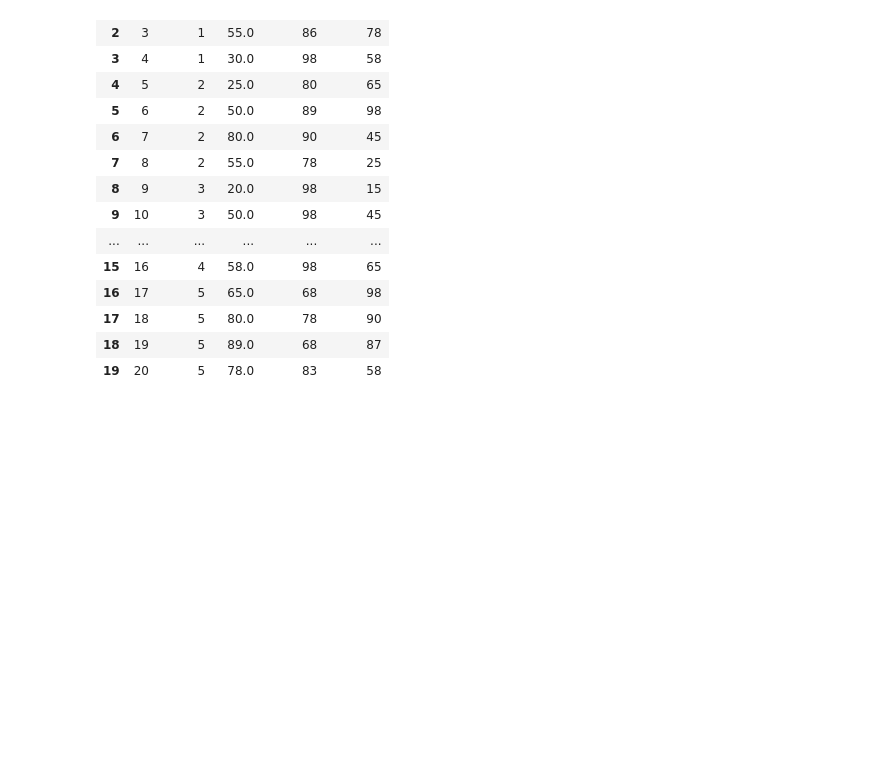
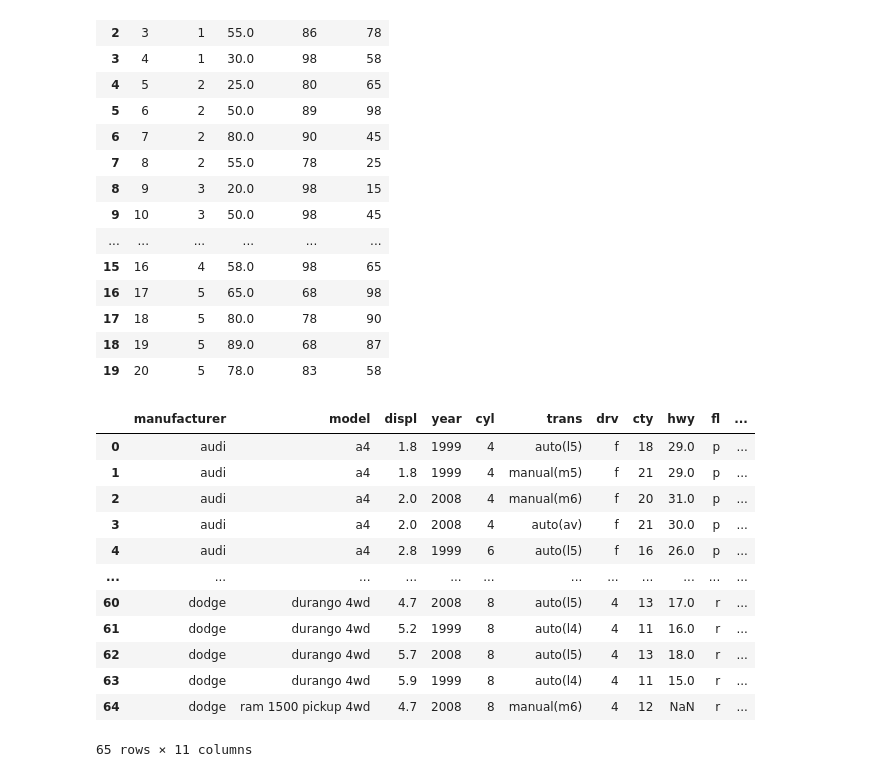
Before and after one commit to gun587330/-, a Jupyter notebook: Ch07.ipynb, the cells around one changed output. Saved outputs shown, nothing was run; the diff lists cells and outputs as text; code cells hidden in the pictures; blank space fills up the shorter version.

```diff
--- a/Ch07.ipynb
+++ b/Ch07.ipynb
@@ -102,3 +109,26 @@ exam
 | 17 | 18 | 5 | 80.0 | 78 | 90 |
 | 18 | 19 | 5 | 89.0 | 68 | 87 |
 | 19 | 20 | 5 | 78.0 | 83 | 58 |
+# %%
+# 혼자서 해보기
+
+# 결측치 만들기
+mpg = pd.read_csv('mpg.csv')
+mpg.loc[[64, 123, 130, 152, 211], "hwy"] = np.nan
+# %%
+# Q1
+pd.isna(mpg[['drv', 'hwy']]).sum() # drv와 hwy에 결측치 확인
+# %% [output]
+|  | manufacturer | model | displ | year | cyl | trans | drv | cty | hwy | fl | ... |
+| 0 | audi | a4 | 1.8 | 1999 | 4 | auto(l5) | f | 18 | 29.0 | p | ... |
+| 1 | audi | a4 | 1.8 | 1999 | 4 | manual(m5) | f | 21 | 29.0 | p | ... |
+| 2 | audi | a4 | 2.0 | 2008 | 4 | manual(m6) | f | 20 | 31.0 | p | ... |
+| 3 | audi | a4 | 2.0 | 2008 | 4 | auto(av) | f | 21 | 30.0 | p | ... |
+| 4 | audi | a4 | 2.8 | 1999 | 6 | auto(l5) | f | 16 | 26.0 | p | ... |
+| ... | ... | ... | ... | ... | ... | ... | ... | ... | ... | ... | ... |
+| 60 | dodge | durango 4wd | 4.7 | 2008 | 8 | auto(l5) | 4 | 13 | 17.0 | r | ... |
+| 61 | dodge | durango 4wd | 5.2 | 1999 | 8 | auto(l4) | 4 | 11 | 16.0 | r | ... |
+| 62 | dodge | durango 4wd | 5.7 | 2008 | 8 | auto(l5) | 4 | 13 | 18.0 | r | ... |
+| 63 | dodge | durango 4wd | 5.9 | 1999 | 8 | auto(l4) | 4 | 11 | 15.0 | r | ... |
+| 64 | dodge | ram 1500 pickup 4wd | 4.7 | 2008 | 8 | manual(m6) | 4 | 12 | NaN | r | ... |
+65 rows × 11 columns
```
Also changed, not shown: parts of 19 cells of this notebook, 1 other file.
